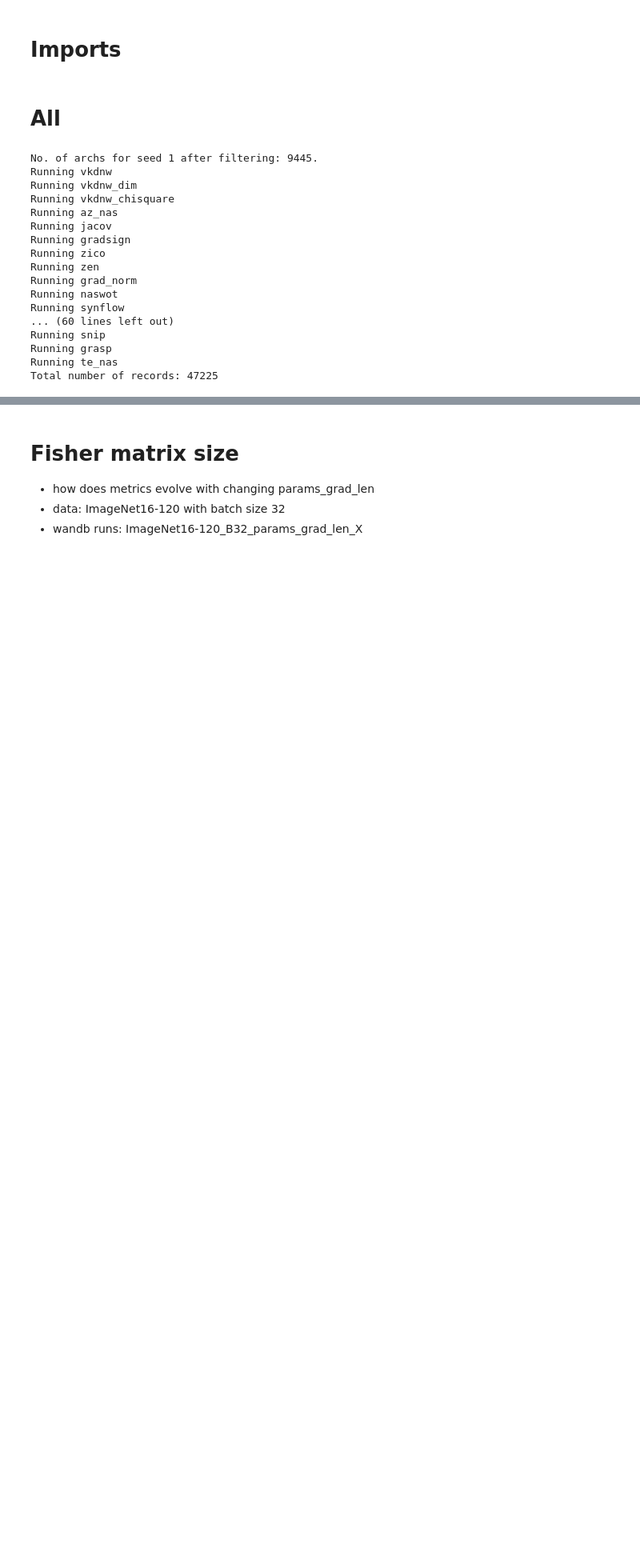
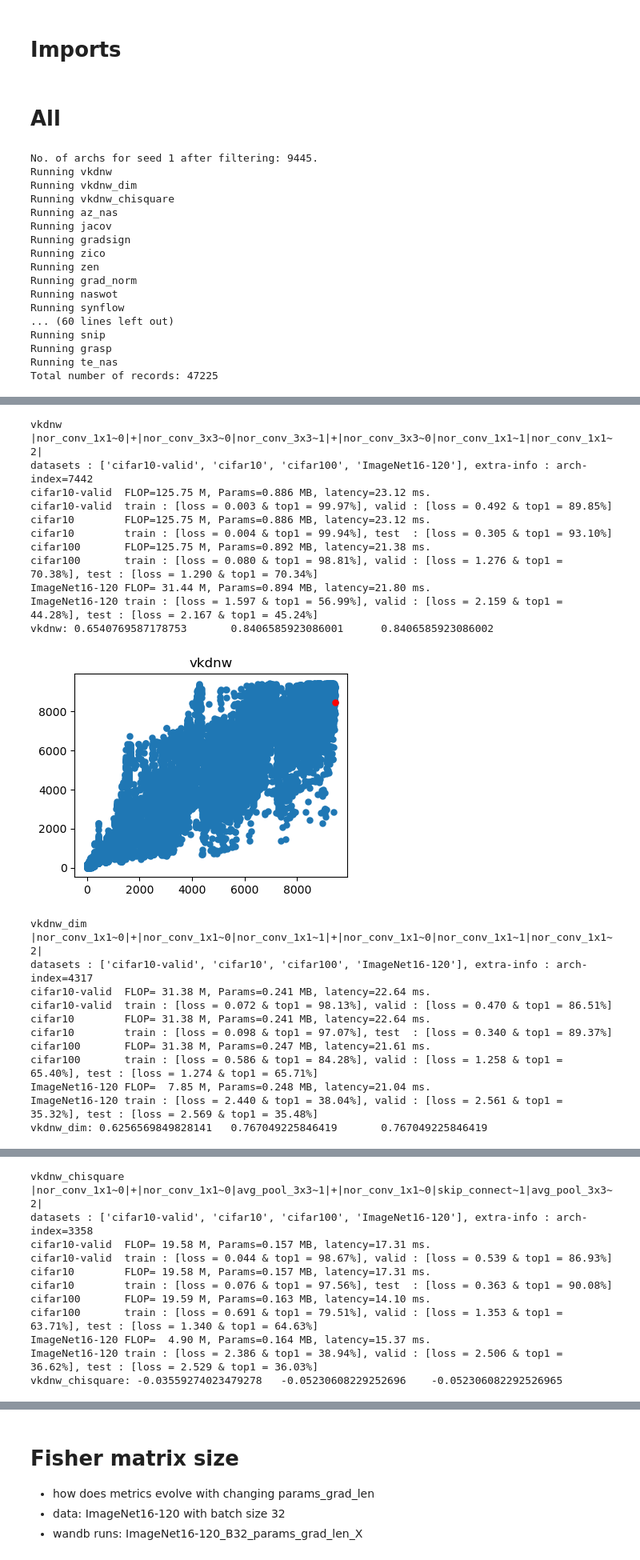
Before and after one commit to ondratybl/VKDNW, a Jupyter notebook: NB201/tss_analyze.ipynb, the cells around one changed output, grey strips where cells are left out. Shown at 80% size. Saved outputs shown, nothing was run; the diff lists cells and outputs as text; code cells hidden in the pictures; blank space fills up the shorter version.

```diff
--- a/NB201/tss_analyze.ipynb
+++ b/NB201/tss_analyze.ipynb
@@ -178,0 +172,30 @@ log
+# %%
+for zero_cost_score in zero_cost_score_list:
+    results_temp = results.loc[results['seed'] == results['seed'].unique().min(), :].copy()
+    analyze_results(api_nats, results_temp, zero_cost_score, target)
+# %% [output]
+vkdnw
+|nor_conv_1x1~0|+|nor_conv_3x3~0|nor_conv_3x3~1|+|nor_conv_3x3~0|nor_conv_1x1~1|nor_conv_1x1~2|
+datasets : ['cifar10-valid', 'cifar10', 'cifar100', 'ImageNet16-120'], extra-info : arch-index=7442
+cifar10-valid  FLOP=125.75 M, Params=0.886 MB, latency=23.12 ms.
+cifar10-valid  train : [loss = 0.003 & top1 = 99.97%], valid : [loss = 0.492 & top1 = 89.85%]
+cifar10        FLOP=125.75 M, Params=0.886 MB, latency=23.12 ms.
+cifar10        train : [loss = 0.004 & top1 = 99.94%], test  : [loss = 0.305 & top1 = 93.10%]
+cifar100       FLOP=125.75 M, Params=0.892 MB, latency=21.38 ms.
+cifar100       train : [loss = 0.080 & top1 = 98.81%], valid : [loss = 1.276 & top1 = 70.38%], test : [loss = 1.290 & top1 = 70.34%]
+ImageNet16-120 FLOP= 31.44 M, Params=0.894 MB, latency=21.80 ms.
+ImageNet16-120 train : [loss = 1.597 & top1 = 56.99%], valid : [loss = 2.159 & top1 = 44.28%], test : [loss = 2.167 & top1 = 45.24%]
+vkdnw: 0.6540769587178753       0.8406585923086001      0.8406585923086002
+[figure, added]
+vkdnw_dim
+|nor_conv_1x1~0|+|nor_conv_1x1~0|nor_conv_1x1~1|+|nor_conv_1x1~0|nor_conv_1x1~1|nor_conv_1x1~2|
+datasets : ['cifar10-valid', 'cifar10', 'cifar100', 'ImageNet16-120'], extra-info : arch-index=4317
+cifar10-valid  FLOP= 31.38 M, Params=0.241 MB, latency=22.64 ms.
+cifar10-valid  train : [loss = 0.072 & top1 = 98.13%], valid : [loss = 0.470 & top1 = 86.51%]
+cifar10        FLOP= 31.38 M, Params=0.241 MB, latency=22.64 ms.
+cifar10        train : [loss = 0.098 & top1 = 97.07%], test  : [loss = 0.340 & top1 = 89.37%]
+cifar100       FLOP= 31.38 M, Params=0.247 MB, latency=21.61 ms.
+cifar100       train : [loss = 0.586 & top1 = 84.28%], valid : [loss = 1.258 & top1 = 65.40%], test : [loss = 1.274 & top1 = 65.71%]
+ImageNet16-120 FLOP=  7.85 M, Params=0.248 MB, latency=21.04 ms.
+ImageNet16-120 train : [loss = 2.440 & top1 = 38.04%], valid : [loss = 2.561 & top1 = 35.32%], test : [loss = 2.569 & top1 = 35.48%]
+vkdnw_dim: 0.6256569849828141   0.767049225846419       0.767049225846419
@@ -178,0 +203,12 @@ log
+vkdnw_chisquare
+|nor_conv_1x1~0|+|nor_conv_1x1~0|avg_pool_3x3~1|+|nor_conv_1x1~0|skip_connect~1|avg_pool_3x3~2|
+datasets : ['cifar10-valid', 'cifar10', 'cifar100', 'ImageNet16-120'], extra-info : arch-index=3358
+cifar10-valid  FLOP= 19.58 M, Params=0.157 MB, latency=17.31 ms.
+cifar10-valid  train : [loss = 0.044 & top1 = 98.67%], valid : [loss = 0.539 & top1 = 86.93%]
+cifar10        FLOP= 19.58 M, Params=0.157 MB, latency=17.31 ms.
+cifar10        train : [loss = 0.076 & top1 = 97.56%], test  : [loss = 0.363 & top1 = 90.08%]
+cifar100       FLOP= 19.59 M, Params=0.163 MB, latency=14.10 ms.
+cifar100       train : [loss = 0.691 & top1 = 79.51%], valid : [loss = 1.353 & top1 = 63.71%], test : [loss = 1.340 & top1 = 64.63%]
+ImageNet16-120 FLOP=  4.90 M, Params=0.164 MB, latency=15.37 ms.
+ImageNet16-120 train : [loss = 2.386 & top1 = 38.94%], valid : [loss = 2.506 & top1 = 36.62%], test : [loss = 2.529 & top1 = 36.03%]
+vkdnw_chisquare: -0.03559274023479278   -0.05230608229252696    -0.052306082292526965
```
Also changed, not shown: parts of 3 cells of this notebook, 1 other file.
